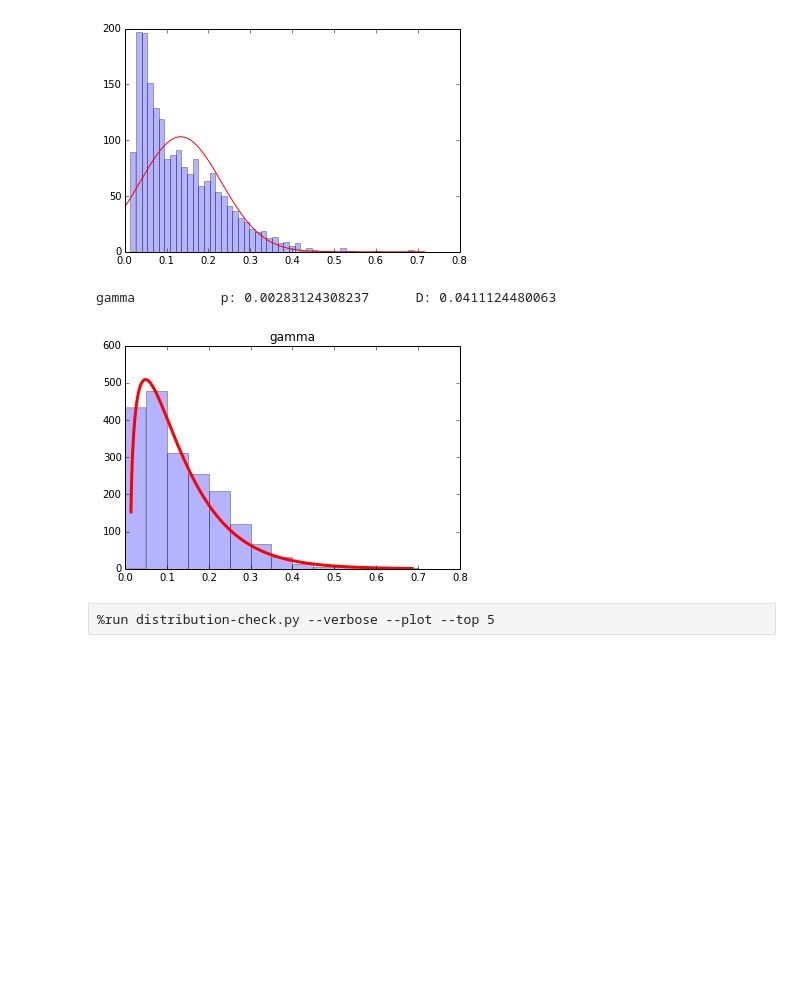
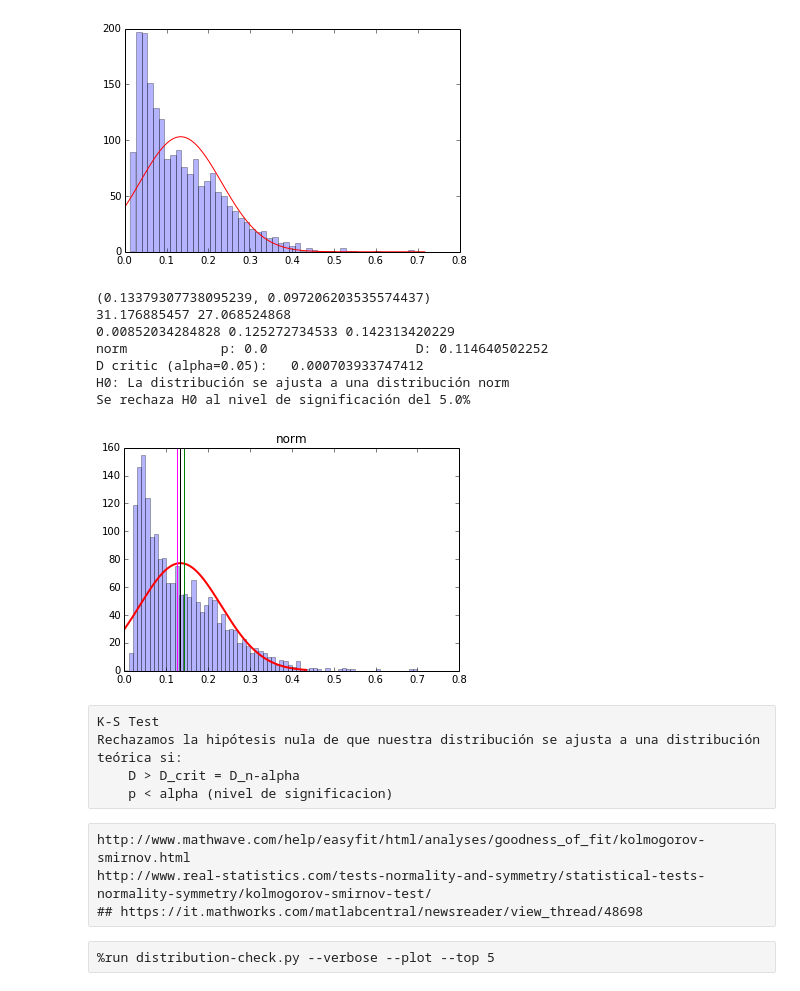
Before and after one commit to Ruben-VV/practica-python, a Jupyter notebook: iPython Notebook/aerosoles_Murcia.ipynb, the cells around one changed output. Cells and saved outputs as stored; diff of their text form; code cells hidden in the pictures; blank space fills up the shorter version.

Commit message:
queda pendiente revisar los IC de la normal y mejorar la organizacion del codigo

```diff
--- a/iPython Notebook/aerosoles_Murcia.ipynb
+++ b/iPython Notebook/aerosoles_Murcia.ipynb
@@ -301,8 +301,7 @@ bin = np.arange(0,0.75,0.01)
 print 'mu = ',mu, '\n','sigma = ',sigma
 
 # the histogram of the data
-n, bins, patches = plt.hist(df_out_Murcia['AOT_500'], bin, normed=1, facecolor='green', alpha=1)
-
+n, bins, patches = plt.hist(df_out_Murcia['AOT_500'], bins=bin, normed=1, facecolor='green', alpha=1)
 # add a 'best fit' line
 y = mlab.normpdf( bins, mu, sigma)
 l = plt.plot(bins, y, 'r--', linewidth=2)
@@ -437,16 +436,16 @@ PlotHistNorm(df_out_Murcia['AOT_500'])
 [figure]
 # %%
 #from scipy.stats import norm
-import scipy.stats
+from scipy import stats
 from numpy import linspace
 from pylab import plot,show,hist
 
 def PlotHist(data, log=False, bin=50, cdf="norm"):
     # distribution fitting
     #param = norm.fit(data)
+    #mean = param[0]
+    #sd = param[1]
     param = eval("scipy.stats."+cdf+".fit(data)")
-    mean = param[0]
-    sd = param[1]
 
     #Set large limits
     #xlims = [0, 6*sd+mean]
@@ -455,38 +454,96 @@ def PlotHist(data, log=False, bin=50, cdf="norm"):
     #Plot histogram
     histdata = hist(data,bins=bin,alpha=.3,log=log)
 
     #Generate X points
     x = linspace(xlims[0],xlims[1],500)
 
     #Get Y points via Normal PDF with fitted parameters
     #pdf_fitted = eval("scipy.stats."+cdf+".pdf(x,loc=mean,scale=sd)")
     #pdf_fitted = norm.pdf(x,loc=mean,scale=sd)
 
     #Get histogram data, in this case bin edges
     xh = [0.5 * (histdata[1][r] + histdata[1][r+1]) for r in xrange(len(histdata[1])-1)]
 
     #Get bin width from this
     binwidth = (max(xh) - min(xh)) / len(histdata[1])
+    scale = len(data)*binwidth
 
     #Scale the fitted PDF by area of the histogram
     #pdf_fitted = pdf_fitted * (len(data) * binwidth)
 
     #params = eval("scipy.stats."+cdf+".fit(data)")
+    #fct = eval("scipy.stats."+cdf+".freeze"+str(param))
     fct = eval("scipy.stats."+cdf+".freeze"+str(param))
-    x = np.linspace(fct.ppf(0.001), fct.ppf(0.999), 500)
-    plt.plot(x, fct.pdf(x) *(len(data)*binwidth), lw=3, color='red')
+
+    ###print fct.ppf(0.05)
+    ###if cdf == "norm":
+    ###    print scipy.stats.norm.freeze(0.1266354201091662, 0.092422360073947663).ppf(0.05)
+    ###else:
+    ###    shape , loc, scale = param
+    ###    print scipy.stats.gamma.ppf(0.05, shape , loc, scale)
+
+    # Readjust for fct.pdf(x)*scale too high
+    xppf = 0
+    x0 = fct.ppf(xppf)
+    while fct.pdf(x0) > 1.6*histdata[0][0]/scale:
+        xppf = xppf + 0.001
+        x0 = fct.ppf(xppf)
+    x = np.linspace(max((fct.ppf(0.001),fct.ppf(xppf))), fct.ppf(0.999), 500)
+
+    #x = np.linspace(fct.ppf(0.001), fct.ppf(0.999), 500)
+
+    plt.plot(x, fct.pdf(x)*scale, lw=2, color='red')
     plt.title(cdf)
+    #plt.xlim(xmin=0)
+    ###############
+    yfit = fct.pdf(x)*scale
+    n=len(yfit)
+
+    a = 0.05
+    h = -norm.ppf(a/2.) * param[1] / np.sqrt(n)
+    print param
+    print np.mean(yfit), np.std(yfit)
+    print h, param[0]-h, param[0]+h
+    plt.axvline(param[0]-h, c='magenta')
+    plt.axvline(param[0]+h, c='green')
+    plt.axvline(param[0], c='black')
+
+    ###############
+
     #Plot PDF
     #plot(x,pdf_fitted,'r-')
 
     #Kolmogorov–Smirnov test
     D, p = stats.kstest(data, cdf, args=param)
+    Dc = 1.36/len(data) ## hardcode revisar para otros n y alpha
     print cdf.ljust(16) + ("p: "+str(p)).ljust(25)+"D: "+str(D)
+    print ("D critic (alpha=0.05): ").ljust(25) + str(Dc)
+    a = 0.05
+    print "H0: La distribución se ajusta a una distribución " + cdf
+    if D > Dc and p<a:
+        print "Se rechaza H0 al nivel de significación del "+ str(a*100) + "%"
+    else:
+        print "Se acepta H0 al nivel de significación del "+ str(a*100) + "%"
 
-PlotHist(df_out_Murcia['AOT_500'], bin=np.arange(0,0.75,0.05), cdf="gamma")
+PlotHist(df_out_Murcia['AOT_500'], bin=np.arange(0,0.75,0.01), cdf="norm")
 # %% [output]
-gamma           p: 0.00283124308237      D: 0.0411124480063
+(0.13379307738095239, 0.097206203535574437)
+31.176885457 27.068524868
+0.00852034284828 0.125272734533 0.142313420229
+norm            p: 0.0                   D: 0.114640502252
+D critic (alpha=0.05):   0.000703933747412
+H0: La distribución se ajusta a una distribución norm
+Se rechaza H0 al nivel de significación del 5.0%
-[figure, old version]
+[figure, new version]
+# %% [raw]
+K-S Test
+Rechazamos la hipótesis nula de que nuestra distribución se ajusta a una distribución teórica si:
+    D > D_crit = D_n-alpha
+    p < alpha (nivel de significacion)
+# %% [raw]
+http://www.mathwave.com/help/easyfit/html/analyses/goodness_of_fit/kolmogorov-smirnov.html
+http://www.real-statistics.com/tests-normality-and-symmetry/statistical-tests-normality-symmetry/kolmogorov-smirnov-test/
+## https://it.mathworks.com/matlabcentral/newsreader/view_thread/48698
 # %% [raw]
 %run distribution-check.py --verbose --plot --top 5
 # %%
```
Also changed, not shown: parts of 11 cells of this notebook, 2 other files.
